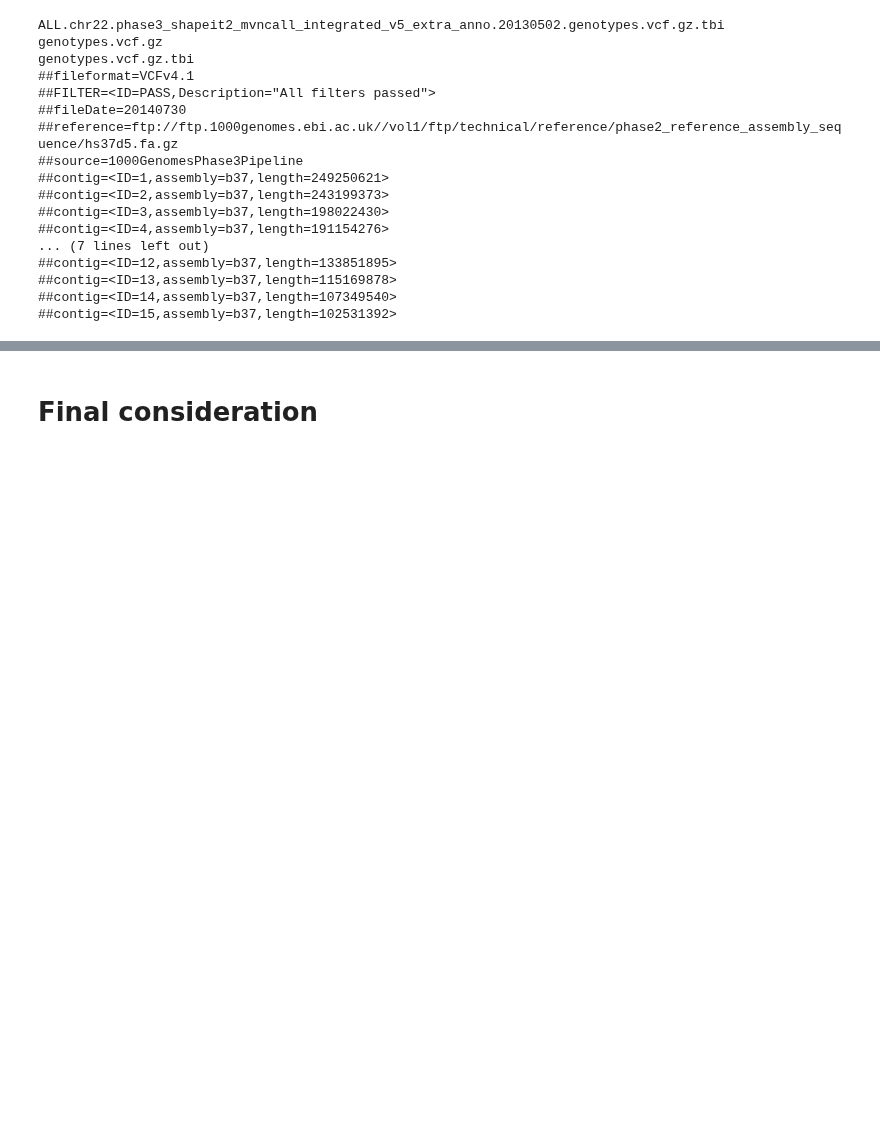
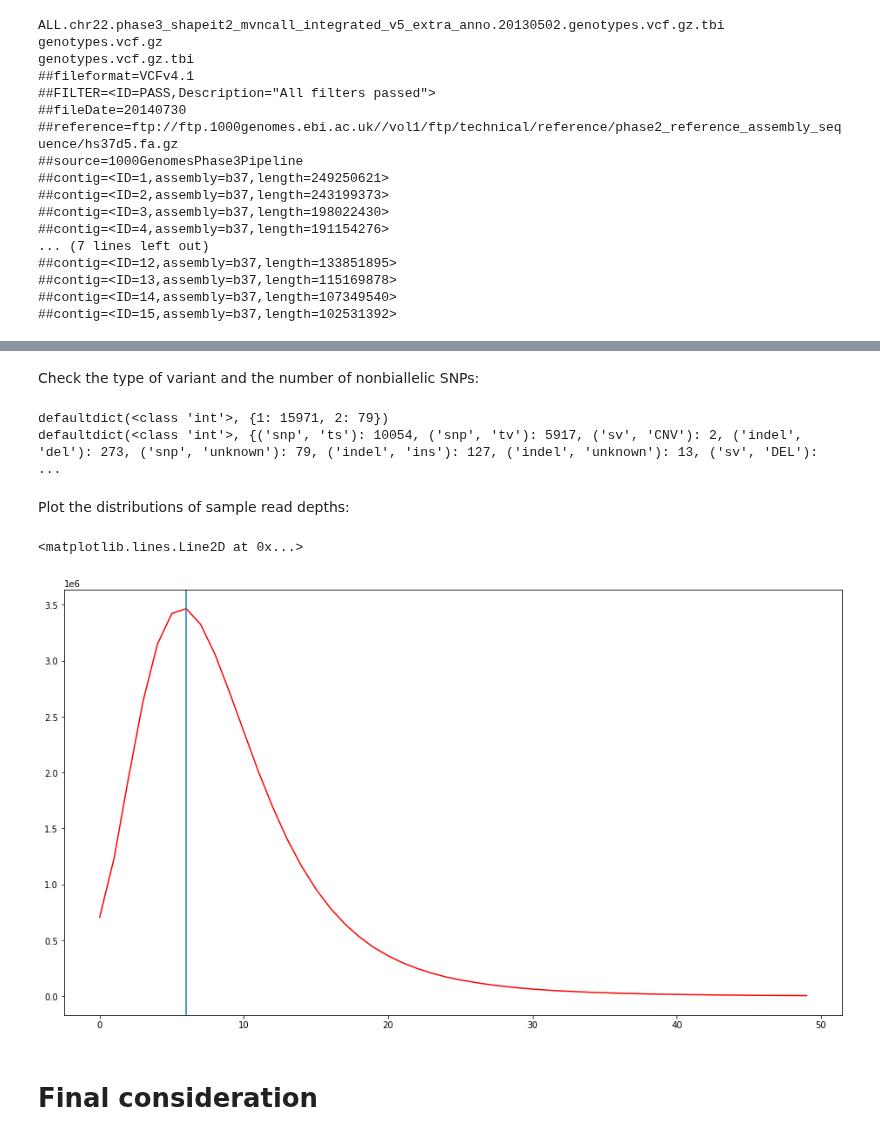
Before and after one commit to AndreMacedo88/Notebooks-Research, a Jupyter notebook: Genomics/NGS_Datasets_Chr22.ipynb, the cells around one changed output, grey strips where cells are left out. Drawn from its saved outputs; the diff is of its cells as text; code cells hidden in the pictures; blank space fills up the shorter version.

```diff
--- a/Genomics/NGS_Datasets_Chr22.ipynb
+++ b/Genomics/NGS_Datasets_Chr22.ipynb
@@ -250,3 +336,48 @@ genotypes.vcf.gz.tbi
+# %% [markdown]
+Check the type of variant and the number of nonbiallelic SNPs:
+# %%
+from collections import defaultdict
+v = vcf.Reader(filename='genotypes.vcf.gz')
+
+my_type = defaultdict(int)
+num_alts = defaultdict(int)
+
+for rec in v:
+   my_type[rec.var_type, rec.var_subtype] += 1
+   if rec.is_snp:
+       num_alts[len(rec.ALT)] += 1
+print(num_alts)
+print(my_type)
+# %% [output]
+defaultdict(<class 'int'>, {1: 15971, 2: 79})
+defaultdict(<class 'int'>, {('snp', 'ts'): 10054, ('snp', 'tv'): 5917, ('sv', 'CNV'): 2, ('indel', 'del'): 273, ('snp', 'unknown'): 79, ('indel', 'ins'): 127, ('indel', 'unknown'): 13, ('sv', 'DEL'):  ...
+# %% [markdown]
+Plot the distributions of sample read depths:
+# %%
+%matplotlib inline
+import seaborn as sns
+import matplotlib.pyplot as plt
+
+v = vcf.Reader(filename='genotypes.vcf.gz')
+sample_dp = defaultdict(int)
+for rec in v:
+    if not rec.is_snp or len(rec.ALT) != 1:
+        continue
+    for sample in rec.samples:
+        dp = sample['DP']
+        if dp is None:
+            dp = 0
+        dp = int(dp)
+        sample_dp[dp] += 1
+dps = sample_dp.keys()
+dps = sorted(dps)
+dp_dist = [sample_dp[x] for x in dps]
+fig, ax = plt.subplots(figsize=(16, 9))
+ax.plot(dp_dist[:50], 'r')
+ax.axvline(dp_dist.index(max(dp_dist)))
+# %% [output]
+<matplotlib.lines.Line2D at 0x...>
+[figure, added]
 # %% [markdown]
 # Final consideration
 # %%
```
Also changed, not shown: parts of 12 cells of this notebook.
